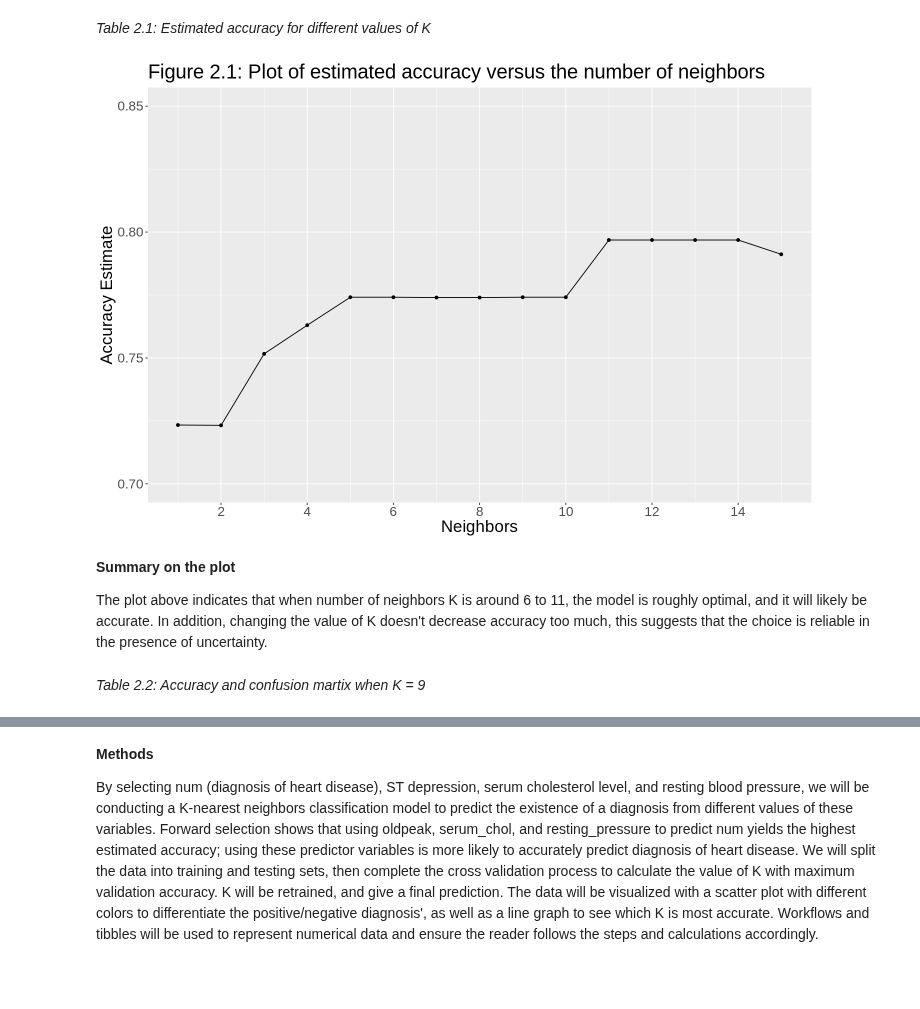
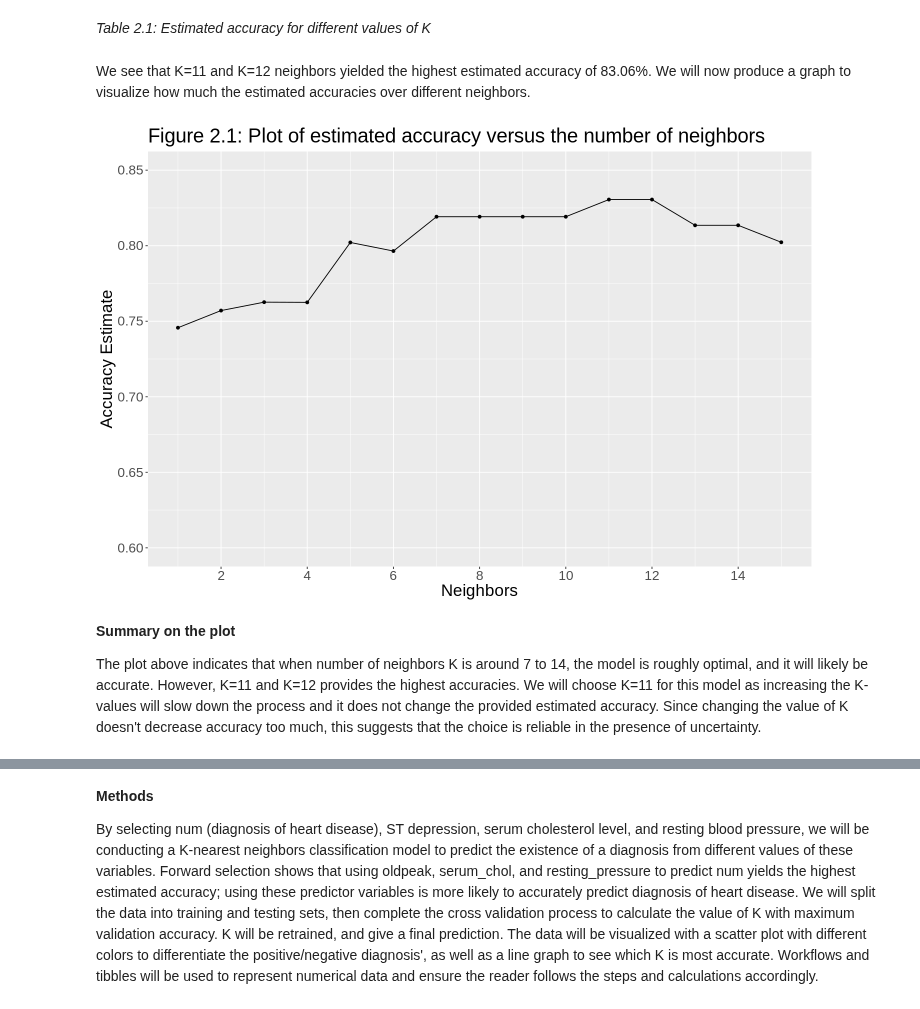
Before and after one commit to papercheesecake/DSCI100-group-project-18, a Jupyter notebook: group_report.ipynb, the cells around one changed output, grey strips where cells are left out. Cells and saved outputs as stored; diff of their text form; code cells hidden in the pictures; blank space fills up the shorter version.

Commit message:
Data analysis

```diff
--- a/group_report.ipynb
+++ b/group_report.ipynb
@@ -594,0 +634,27 @@ A tibble: 15 × 7
+# %%
+#Cross-validation
+set.seed(9999)
+
+heart_vfold <- vfold_cv(training_heart_data, v = 5, strata = num)
+
+heart_resample_fit <- workflow() %>%
+                      add_recipe(heart_recipe) %>%
+                      add_model(heart_spec) %>%
+                      fit_resamples(resamples = heart_vfold)
+
+heart_metrics <- heart_resample_fit %>% collect_metrics
+
+heart_tune <- nearest_neighbor(weight_func = "rectangular", neighbors = tune()) %>%
+            set_engine("kknn") %>%
+            set_mode("classification")
+
+heart_result <- workflow() %>%
+             add_recipe(heart_recipe) %>%
+             add_model(heart_tune) %>%
+             tune_grid(resamples = heart_vfold, grid = 221) %>%
+             collect_metrics()
+
+accuracies <- heart_result %>%
+                 filter(.metric == 'accuracy') %>%
+                 arrange(desc(mean))
+accuracies
@@ -595,18 +677,21 @@ A tibble: 15 × 7
 # %% [markdown]
 *Table 2.1: Estimated accuracy for different values of K*
+# %% [markdown]
+We see that K=11 and K=12 neighbors yielded the highest estimated accuracy of 83.06%. We will now produce a graph to visualize how much the estimated accuracies over different neighbors.
 # %%
+set.seed(9999)
 heart_plot <- ggplot(accuracies, aes(x = neighbors, y = mean)) +
                   geom_point() +
                   geom_line() +
                   labs(x = 'Neighbors', y = 'Accuracy Estimate') +
                   theme(text = element_text(size = 20)) +
                   scale_x_continuous(breaks = seq(0, 20, 2)) +
-                  scale_y_continuous(limits = c(0.7, 0.85)) +
+                  scale_y_continuous(limits = c(0.6, 0.85)) +
                   ggtitle('Figure 2.1: Plot of estimated accuracy versus the number of neighbors')
 heart_plot
 # %% [output]
-[figure, old version]
+[figure, new version]
 # %% [markdown]
 **Summary on the plot**
 
-The plot above indicates that when number of neighbors K is around 6 to 11, the model is roughly optimal, and it will likely be accurate. In addition, changing the value of K doesn't decrease accuracy too much, this suggests that the choice is reliable in the presence of uncertainty.
+The plot above indicates that when number of neighbors K is around 7 to 14, the model is roughly optimal, and it will likely be accurate. However, K=11 and K=12 provides the highest accuracies. We will choose K=11 for this model as increasing the K-values will slow down the process and it does not change the provided estimated accuracy. Since changing the value of K doesn't decrease accuracy too much, this suggests that the choice is reliable in the presence of uncertainty.
@@ -641,2 +697,0 @@ heart_conf_mat_9
-# %% [markdown]
-*Table 2.2: Accuracy and confusion martix when K = 9*
```
Also changed, not shown: parts of 35 cells of this notebook.
